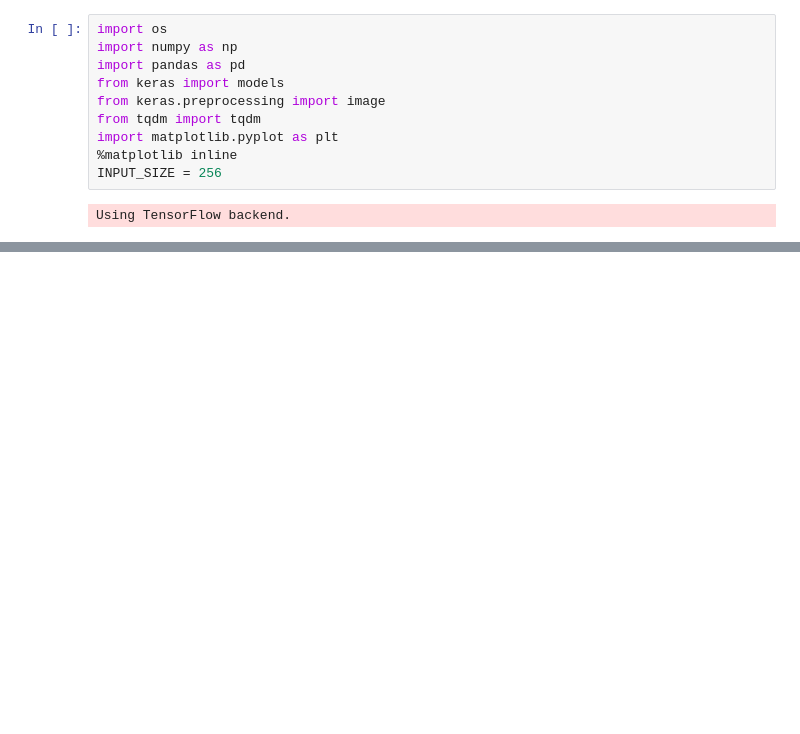
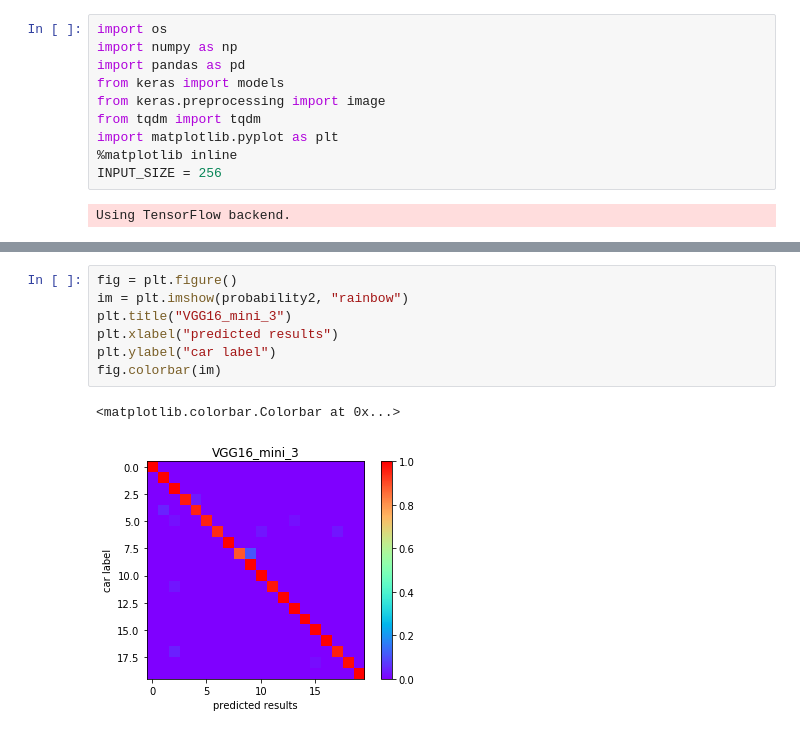
Before and after one commit to ibkuroyagi/digital-image-experiment-cnn-by-car, a Jupyter notebook: 7-evaluate-models.ipynb, the cells around one changed output, grey strips where cells are left out. Cells and saved outputs as stored; diff of their text form; blank space fills up the shorter version.

```diff
--- a/7-evaluate-models.ipynb
+++ b/7-evaluate-models.ipynb
@@ -135,0 +145,10 @@ prob.head(20)
+# %%
+fig = plt.figure()
+im = plt.imshow(probability2, "rainbow")
+plt.title("VGG16_mini_3")
+plt.xlabel("predicted results")
+plt.ylabel("car label")
+fig.colorbar(im)
+# %% [output]
+<matplotlib.colorbar.Colorbar at 0x...>
+[figure, added]
```
Also changed, not shown: parts of 20 cells of this notebook, 1 other file.
